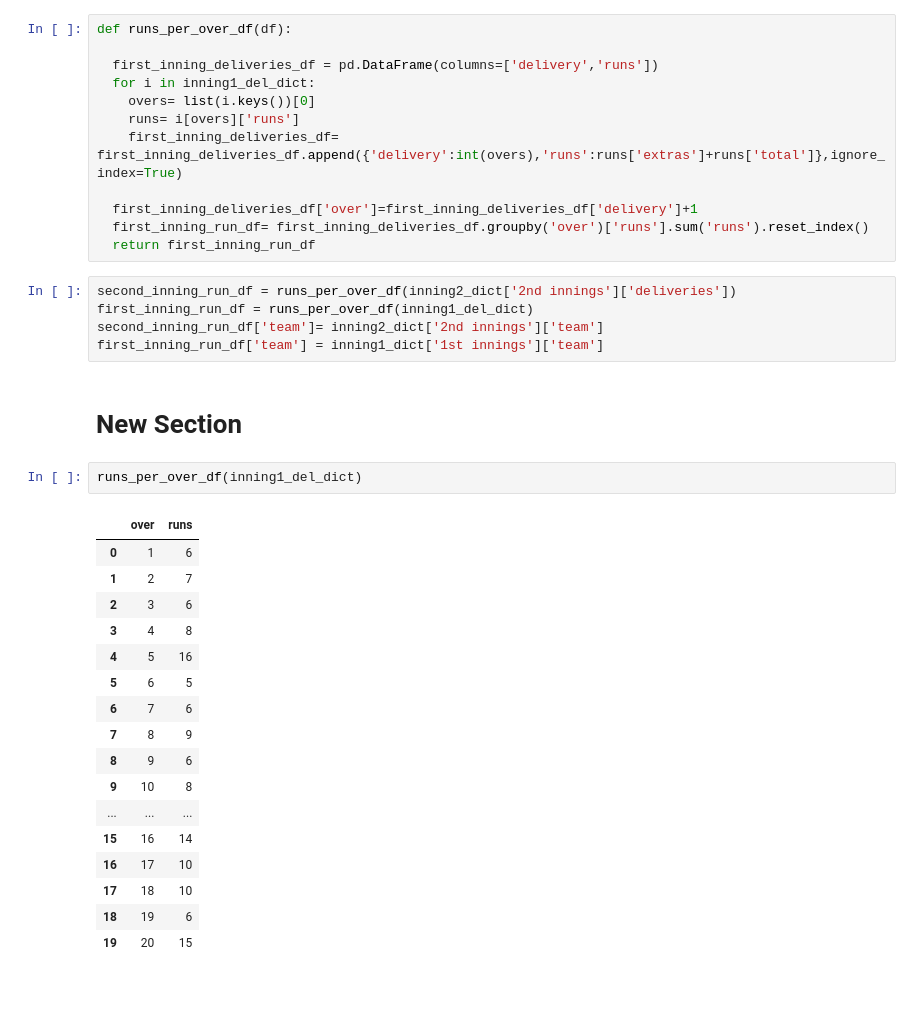
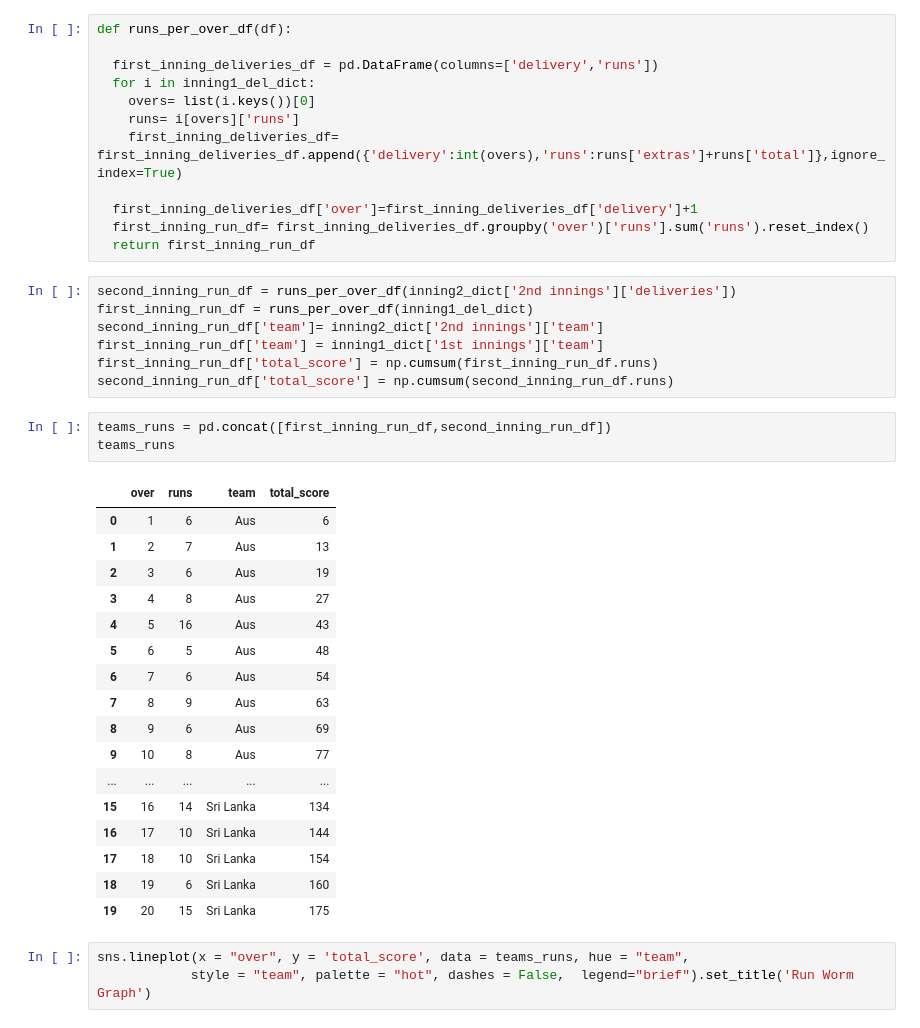
Before and after one commit to Rahul711sharma/ICC-20-20-cricket-EDA, a Jupyter notebook: Self_Project_ICC_EDA_Run_worm_graph.ipynb, the cells around one changed output. Cells and saved outputs as stored; diff of their text form; blank space fills up the shorter version.

```diff
--- a/Self_Project_ICC_EDA_Run_worm_graph.ipynb
+++ b/Self_Project_ICC_EDA_Run_worm_graph.ipynb
@@ -103,25 +103,29 @@ second_inning_run_df = runs_per_over_df(inning2_dict['2nd innings']['deliveries'
 first_inning_run_df = runs_per_over_df(inning1_del_dict)
 second_inning_run_df['team']= inning2_dict['2nd innings']['team']
 first_inning_run_df['team'] = inning1_dict['1st innings']['team']
+first_inning_run_df['total_score'] = np.cumsum(first_inning_run_df.runs)
+second_inning_run_df['total_score'] = np.cumsum(second_inning_run_df.runs)
-# %% [markdown]
-# New Section
-# %%
-runs_per_over_df(inning1_del_dict)
-# %% [output]
-|  | over | runs |
-| 0 | 1 | 6 |
-| 1 | 2 | 7 |
-| 2 | 3 | 6 |
-| 3 | 4 | 8 |
-| 4 | 5 | 16 |
-| 5 | 6 | 5 |
-| 6 | 7 | 6 |
-| 7 | 8 | 9 |
-| 8 | 9 | 6 |
-| 9 | 10 | 8 |
-| ... | ... | ... |
-| 15 | 16 | 14 |
-| 16 | 17 | 10 |
-| 17 | 18 | 10 |
-| 18 | 19 | 6 |
-| 19 | 20 | 15 |
+# %%
+teams_runs = pd.concat([first_inning_run_df,second_inning_run_df])
+teams_runs
+# %% [output]
+|  | over | runs | team | total_score |
+| 0 | 1 | 6 | Aus | 6 |
+| 1 | 2 | 7 | Aus | 13 |
+| 2 | 3 | 6 | Aus | 19 |
+| 3 | 4 | 8 | Aus | 27 |
+| 4 | 5 | 16 | Aus | 43 |
+| 5 | 6 | 5 | Aus | 48 |
+| 6 | 7 | 6 | Aus | 54 |
+| 7 | 8 | 9 | Aus | 63 |
+| 8 | 9 | 6 | Aus | 69 |
+| 9 | 10 | 8 | Aus | 77 |
+| ... | ... | ... | ... | ... |
+| 15 | 16 | 14 | Sri Lanka | 134 |
+| 16 | 17 | 10 | Sri Lanka | 144 |
+| 17 | 18 | 10 | Sri Lanka | 154 |
+| 18 | 19 | 6 | Sri Lanka | 160 |
+| 19 | 20 | 15 | Sri Lanka | 175 |
+# %%
+sns.lineplot(x = "over", y = 'total_score', data = teams_runs, hue = "team",
+            style = "team", palette = "hot", dashes = False,  legend="brief").set_title('Run Worm Graph')
```
